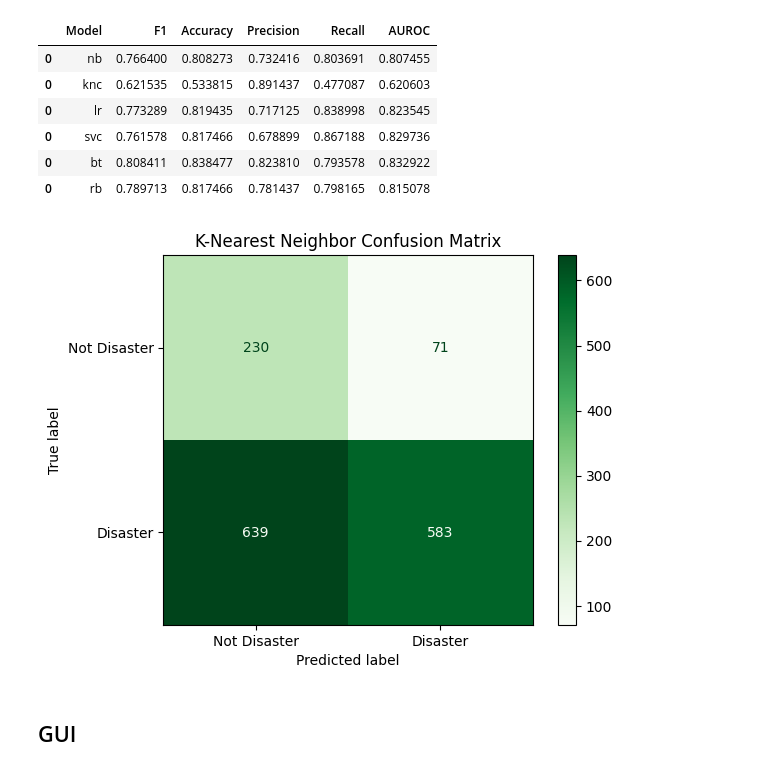
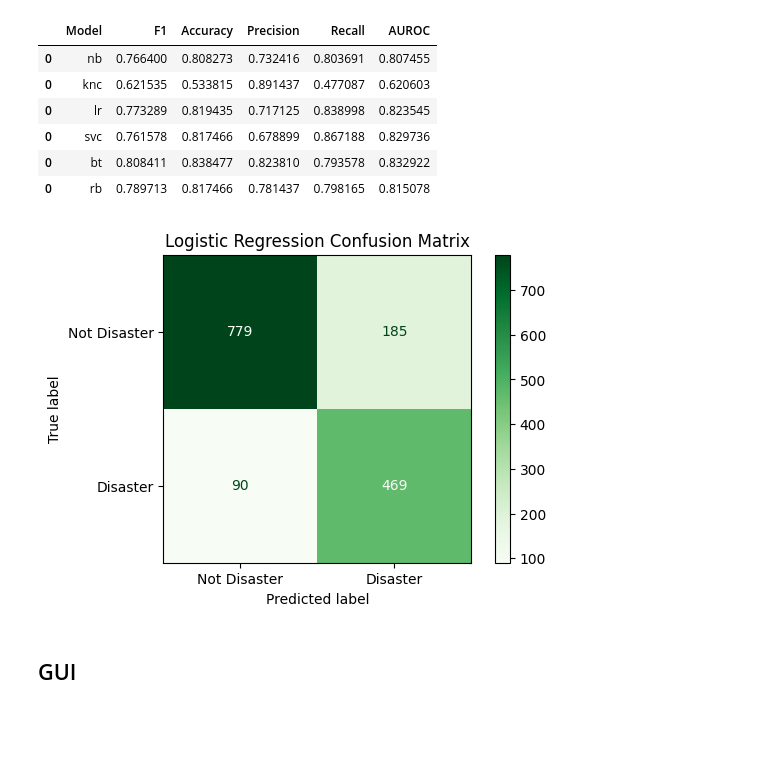
Before and after one commit to GunaJaganathan/detect-disaster-related-tweets, a Jupyter notebook: main.ipynb, the cells around one changed output. Saved outputs shown, nothing was run; the diff lists cells and outputs as text; code cells hidden in the pictures; blank space fills up the shorter version.

```diff
--- a/main.ipynb
+++ b/main.ipynb
@@ -563,10 +563,10 @@ consolidate_perf_score(['nb', 'knc', 'lr', 'svc', 'bt', 'rb'], [nb_perf_scores,
 | 0 | svc | 0.761578 | 0.817466 | 0.678899 | 0.867188 | 0.829736 |
 | 0 | bt | 0.808411 | 0.838477 | 0.823810 | 0.793578 | 0.832922 |
 | 0 | rb | 0.789713 | 0.817466 | 0.781437 | 0.798165 | 0.815078 |
-# %%
-plot_confusion_matrix(knc_cm, 'light', 'K-Nearest Neighbor')
-# %% [output]
-[figure, removed]
+# %%
+plot_confusion_matrix(lr_cm, 'light', 'Logistic Regression')
+# %% [output]
+[figure, added]
 # %% [markdown]
 ## GUI
 # %% [markdown]
```
Also changed, not shown: parts of 3 cells of this notebook.
